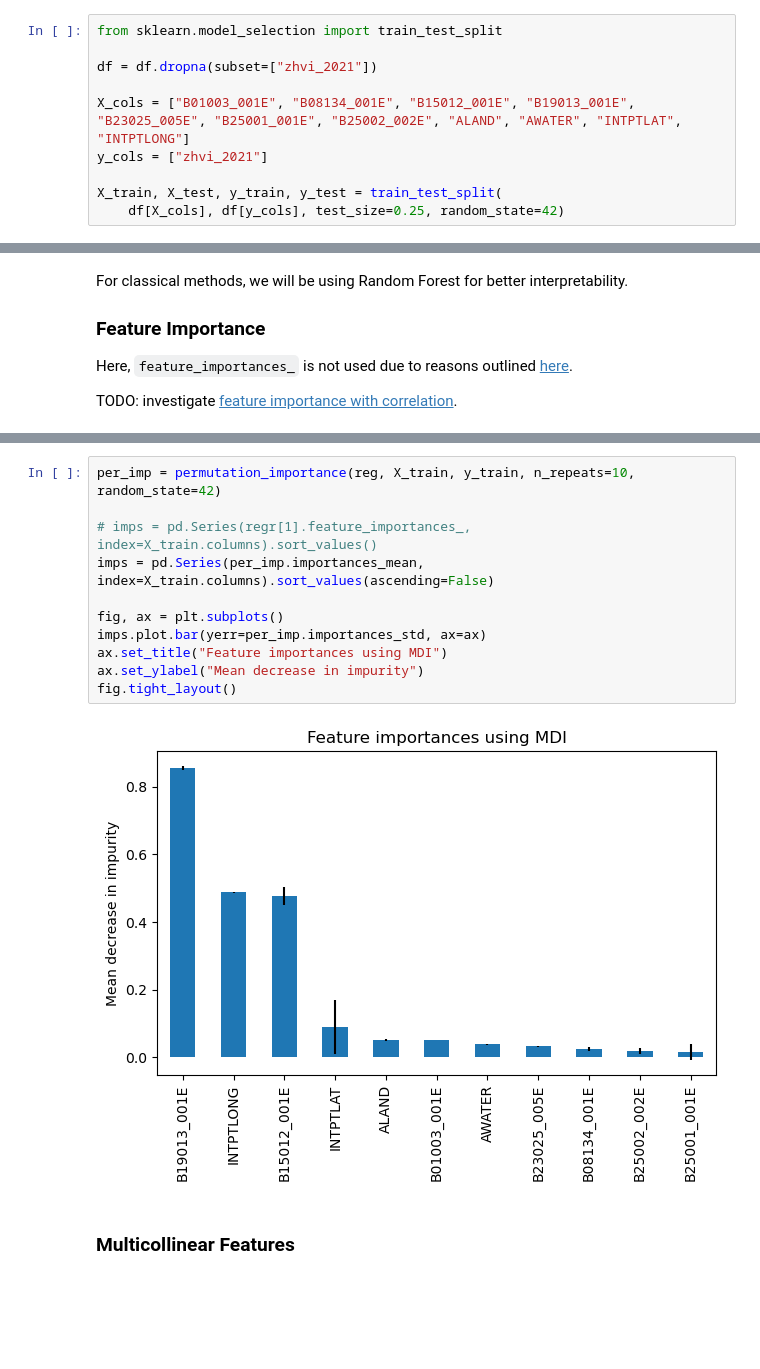
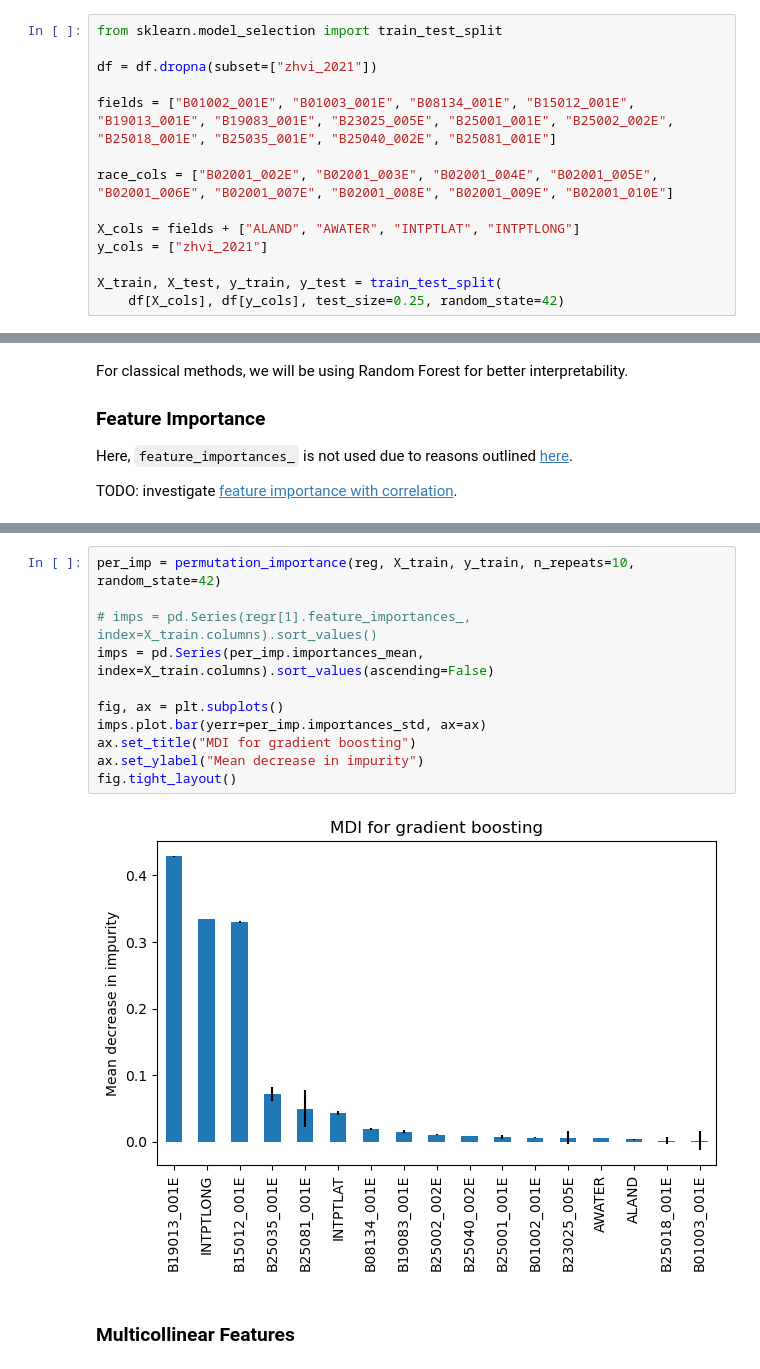
Before and after one commit to doabell/451-proj, a Jupyter notebook: classical.ipynb, the cells around one changed output, grey strips where cells are left out. Cells and saved outputs as stored; diff of their text form; blank space fills up the shorter version.

```diff
--- a/classical.ipynb
+++ b/classical.ipynb
@@ -13,7 +13,11 @@ from sklearn.model_selection import train_test_split
 
 df = df.dropna(subset=["zhvi_2021"])
 
-X_cols = ["B01003_001E", "B08134_001E", "B15012_001E", "B19013_001E", "B23025_005E", "B25001_001E", "B25002_002E", "ALAND", "AWATER", "INTPTLAT", "INTPTLONG"]
+fields = ["B01002_001E", "B01003_001E", "B08134_001E", "B15012_001E", "B19013_001E", "B19083_001E", "B23025_005E", "B25001_001E", "B25002_002E", "B25018_001E", "B25035_001E", "B25040_002E", "B25081_001E"]
+
+race_cols = ["B02001_002E", "B02001_003E", "B02001_004E", "B02001_005E", "B02001_006E", "B02001_007E", "B02001_008E", "B02001_009E", "B02001_010E"]
+
+X_cols = fields + ["ALAND", "AWATER", "INTPTLAT", "INTPTLONG"]
 y_cols = ["zhvi_2021"]
 
 X_train, X_test, y_train, y_test = train_test_split(
@@ -178,16 +182,16 @@ fig.tight_layout()
 # %%
 per_imp = permutation_importance(reg, X_train, y_train, n_repeats=10, random_state=42)
 
 # imps = pd.Series(regr[1].feature_importances_, index=X_train.columns).sort_values()
 imps = pd.Series(per_imp.importances_mean, index=X_train.columns).sort_values(ascending=False)
 
 fig, ax = plt.subplots()
 imps.plot.bar(yerr=per_imp.importances_std, ax=ax)
-ax.set_title("Feature importances using MDI")
+ax.set_title("MDI for gradient boosting")
 ax.set_ylabel("Mean decrease in impurity")
 fig.tight_layout()
 # %% [output]
-[figure, old version]
+[figure, new version]
 # %% [markdown]
 ### Multicollinear Features
 # %%
```
Also changed, not shown: parts of 11 cells of this notebook.
